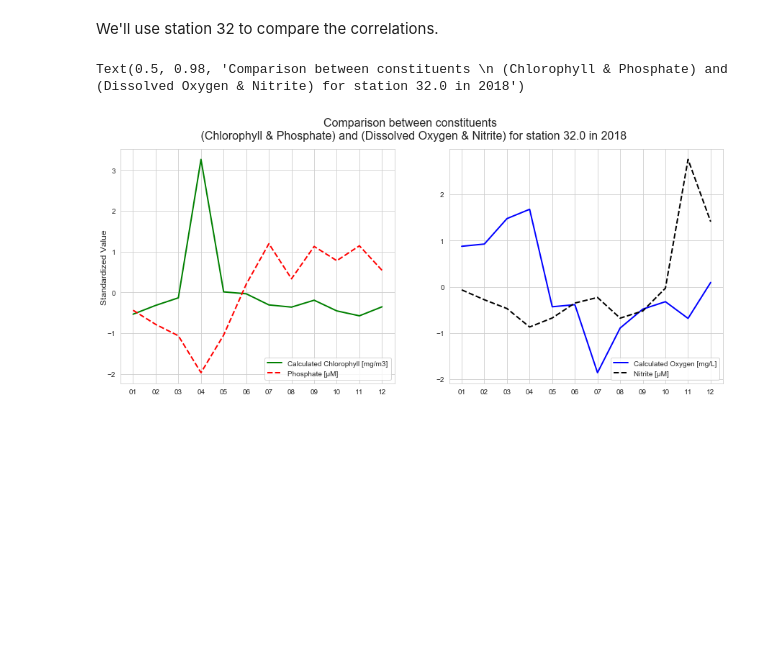
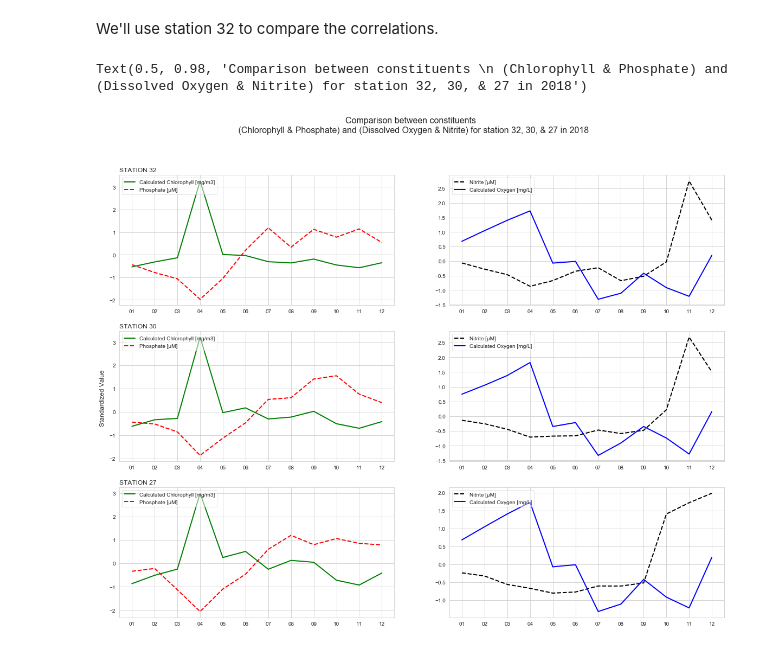
Before and after one commit to xbriandavid/bayareaWater, a Jupyter notebook: analysis.ipynb, the cells around one changed output. Drawn from its saved outputs; the diff is of its cells as text; code cells hidden in the pictures; blank space fills up the shorter version.

```diff
--- a/analysis.ipynb
+++ b/analysis.ipynb
@@ -260,11 +261,11 @@ year2018Sil = monthlyMean(year2018, silicate)
 # %%
 nitrite = "Nitrite [µM]"
 
-year2014Nit  = monthlyMean(year2014, nitrate)
-year2015Nit  = monthlyMean(year2015, nitrate)
-year2016Nit  = monthlyMean(year2016, nitrate)
-year2017Nit  = monthlyMean(year2017, nitrate)
-year2018Nit  = monthlyMean(year2018, nitrate)
+year2014Nit  = monthlyMean(year2014, nitrite)
+year2015Nit  = monthlyMean(year2015, nitrite)
+year2016Nit  = monthlyMean(year2016, nitrite)
+year2017Nit  = monthlyMean(year2017, nitrite)
+year2018Nit  = monthlyMean(year2018, nitrite)
 # %%
 for year in [year2014Amnm, year2015Amnm, year2016Amnm, year2017Amnm, year2018Amnm]:
     print(len(set(station_list).difference(set(year[pd.notnull(year['mean'])]['Station']))))
@@ -388,32 +389,59 @@ We'll use station 32 to compare the correlations.
 # %%
 from sklearn.preprocessing import StandardScaler
 # Quick method
-def standard_transform(df):
+def standard_transform(df, station):
     scaler = StandardScaler()
-    copied_df = df[df['Station'] == 32.0].copy()
-    values_to_scale = np.array(df[df['Station'] == 32.0]['mean']).reshape(-1,1)
+    copied_df = df[df['Station'] == station].copy()
+    values_to_scale = np.array(df[df['Station'] == station]['mean']).reshape(-1,1)
     values_to_scale = scaler.fit_transform(values_to_scale)
     values_to_scale = values_to_scale.ravel()
     copied_df['scaled'] = values_to_scale
     copied_df.index = copied_df.index.strftime('%m')
     return copied_df
 
 
-scaled_chloro2018 = standard_transform(year2018Chloro)
-scaled_phos2018 = standard_transform(year2018Phos)
-scaled_nit2018 = standard_transform(year2018Nit)
-scaled_oxy2018 = standard_transform(year2018Coxyg)
+scaled_chloro2018 = standard_transform(year2018Chloro, 32.0)
+scaled_phos2018 = standard_transform(year2018Phos, 32.0)
+scaled_nit2018 = standard_transform(year2018Nit, 32.0)
+scaled_oxy2018 = standard_transform(year2018Coxyg, 32.0)
 
-compareGraphs, year = plt.subplots(nrows= 1, ncols = 2, figsize = (15, 6))
-year[0].plot(scaled_chloro2018['scaled'], c = 'green', lw = 2, label = chloro)
-year[0].plot(scaled_phos2018['scaled'], c = 'red', ls = '--', lw = 2, label = phosphate)
-year[1].plot(scaled_oxy2018['scaled'], c = 'blue', lw = 2, label = calcoxy)
-year[1].plot(scaled_nit2018['scaled'], c = 'black', lw = 2, ls = '--', label = nitrite)
-year[0].legend(loc = "lower right")
-year[1].legend(loc = "lower right")
+scaled30_chloro2018 = standard_transform(year2018Chloro, 30.0)
+scaled30_phos2018 = standard_transform(year2018Phos, 30.0)
+scaled30_nit2018 = standard_transform(year2018Nit, 30.0)
+scaled30_oxy2018 = standard_transform(year2018Coxyg, 30.0)
+
+scaled27_chloro2018 = standard_transform(year2018Chloro, 27.0)
+scaled27_phos2018 = standard_transform(year2018Phos, 27.0)
+scaled27_nit2018 = standard_transform(year2018Nit, 27.0)
+scaled27_oxy2018 = standard_transform(year2018Coxyg, 27.0)
+
+dfs_to_graph = [scaled_chloro2018,scaled_phos2018, scaled_nit2018,scaled27_oxy2018, scaled30_chloro2018, scaled30_phos2018, scaled30_nit2018, scaled30_oxy2018, scaled27_chloro2018, scaled27_phos2018, scaled27_nit2018, scaled27_oxy2018]
+
+
+compareGraphs, year = plt.subplots(nrows= 3, ncols = 2, figsize = (20, 15))
+titles = ['STATION 32', 'STATION 30', 'STATION 27']
+df_index = 0
+title_index = 0
+for station in range(3):
+    for comparison in range(2):
+        if (comparison == 0):
+            year[station, comparison].plot(dfs_to_graph[df_index]['scaled'], c = 'green', lw = 2, label = chloro)
+            df_index += 1
+            year[station, comparison].plot(dfs_to_graph[df_index]['scaled'], c = 'red', lw = 2, ls = '--', label = phosphate)
+            year[station, comparison].legend(loc = "upper left", framealpha = 0.5)
+            year[station, comparison].set_title(titles[title_index], loc = 'left')
+            title_index += 1
+            df_index += 1
+        else:
+            year[station, comparison].plot(dfs_to_graph[df_index]['scaled'], c = 'black', lw = 2, ls = '--', label = nitrite)
+            df_index += 1
+            year[station, comparison].plot(dfs_to_graph[df_index]['scaled'], c = 'blue', lw = 2,  label = calcoxy)
+            df_index += 1
+            year[station, comparison].legend(loc = "upper left", framealpha = 0.5)
+
 
 compareGraphs.text(0.1, 0.5, 'Standardized Value', va='center', rotation='vertical', fontsize=12)
-compareGraphs.suptitle("Comparison between constituents \n (Chlorophyll & Phosphate) and (Dissolved Oxygen & Nitrite) for station 32.0 in 2018", fontsize = 16)
+compareGraphs.suptitle("Comparison between constituents \n (Chlorophyll & Phosphate) and (Dissolved Oxygen & Nitrite) for station 32, 30, & 27 in 2018", fontsize = 16)
 # %% [output]
-Text(0.5, 0.98, 'Comparison between constituents \n (Chlorophyll & Phosphate) and (Dissolved Oxygen & Nitrite) for station 32.0 in 2018')
+Text(0.5, 0.98, 'Comparison between constituents \n (Chlorophyll & Phosphate) and (Dissolved Oxygen & Nitrite) for station 32, 30, & 27 in 2018')
-[figure, old version]
+[figure, new version]
```
Also changed, not shown: parts of 10 cells of this notebook.
